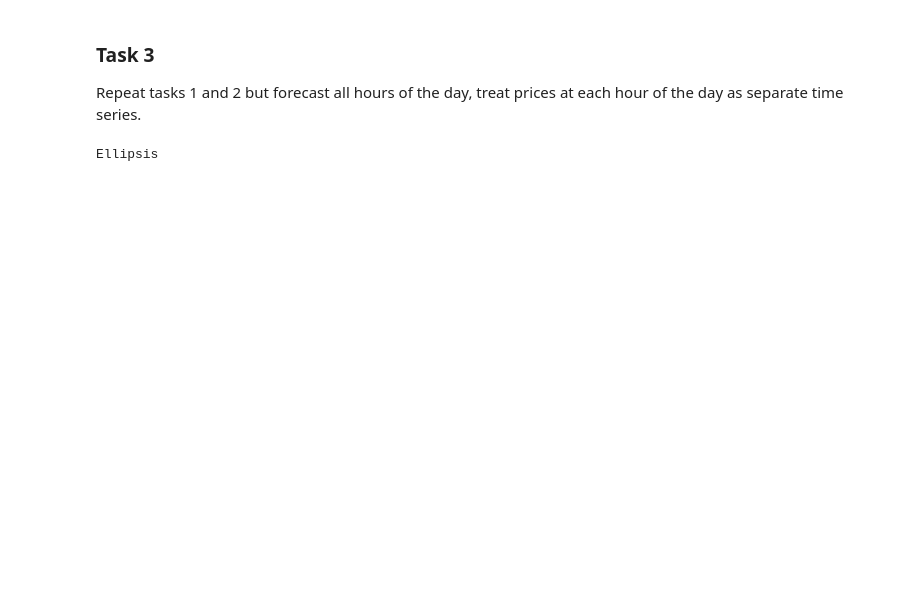
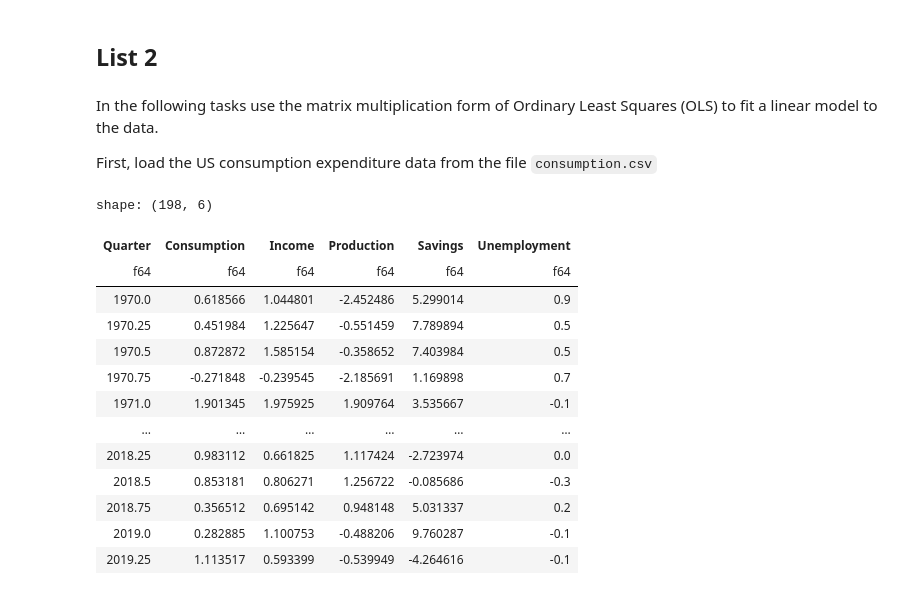
Before and after one commit to lipiecki/predictive-analytics-2025, a Jupyter notebook: lab2.ipynb, the cells around one changed output. Saved outputs shown, nothing was run; the diff lists cells and outputs as text; code cells hidden in the pictures; blank space fills up the shorter version.

Commit message:
add solved notebook for the second list

```diff
--- a/lab2.ipynb
+++ b/lab2.ipynb
@@ -143,7 +1,2 @@ Ellipsis
-# %% [markdown]
-### Task 3
-Repeat tasks 1 and 2 but forecast all hours of the day, treat prices at each hour of the day as separate time series.
-# %%
-...
-# %% [output]
-Ellipsis
+# %% [markdown]
+## List 2
@@ -149,0 +6,22 @@ Ellipsis
+# %% [markdown]
+In the following tasks use the matrix multiplication form of Ordinary Least Squares (OLS) to fit a linear model to the data.
+
+First, load the US consumption expenditure data from the file `consumption.csv`
+# %%
+df = pl.read_csv('data/consumption.csv', separator='\t', has_header=True)
+df
+# %% [output]
+shape: (198, 6)
+| Quarter | Consumption | Income | Production | Savings | Unemployment |
+| f64 | f64 | f64 | f64 | f64 | f64 |
+| 1970.0 | 0.618566 | 1.044801 | -2.452486 | 5.299014 | 0.9 |
+| 1970.25 | 0.451984 | 1.225647 | -0.551459 | 7.789894 | 0.5 |
+| 1970.5 | 0.872872 | 1.585154 | -0.358652 | 7.403984 | 0.5 |
+| 1970.75 | -0.271848 | -0.239545 | -2.185691 | 1.169898 | 0.7 |
+| 1971.0 | 1.901345 | 1.975925 | 1.909764 | 3.535667 | -0.1 |
+| … | … | … | … | … | … |
+| 2018.25 | 0.983112 | 0.661825 | 1.117424 | -2.723974 | 0.0 |
+| 2018.5 | 0.853181 | 0.806271 | 1.256722 | -0.085686 | -0.3 |
+| 2018.75 | 0.356512 | 0.695142 | 0.948148 | 5.031337 | 0.2 |
+| 2019.0 | 0.282885 | 1.100753 | -0.488206 | 9.760287 | -0.1 |
+| 2019.25 | 1.113517 | 0.593399 | -0.539949 | -4.264616 | -0.1 |
```
Also changed, not shown: parts of 44 cells of this notebook, 4 other files.
